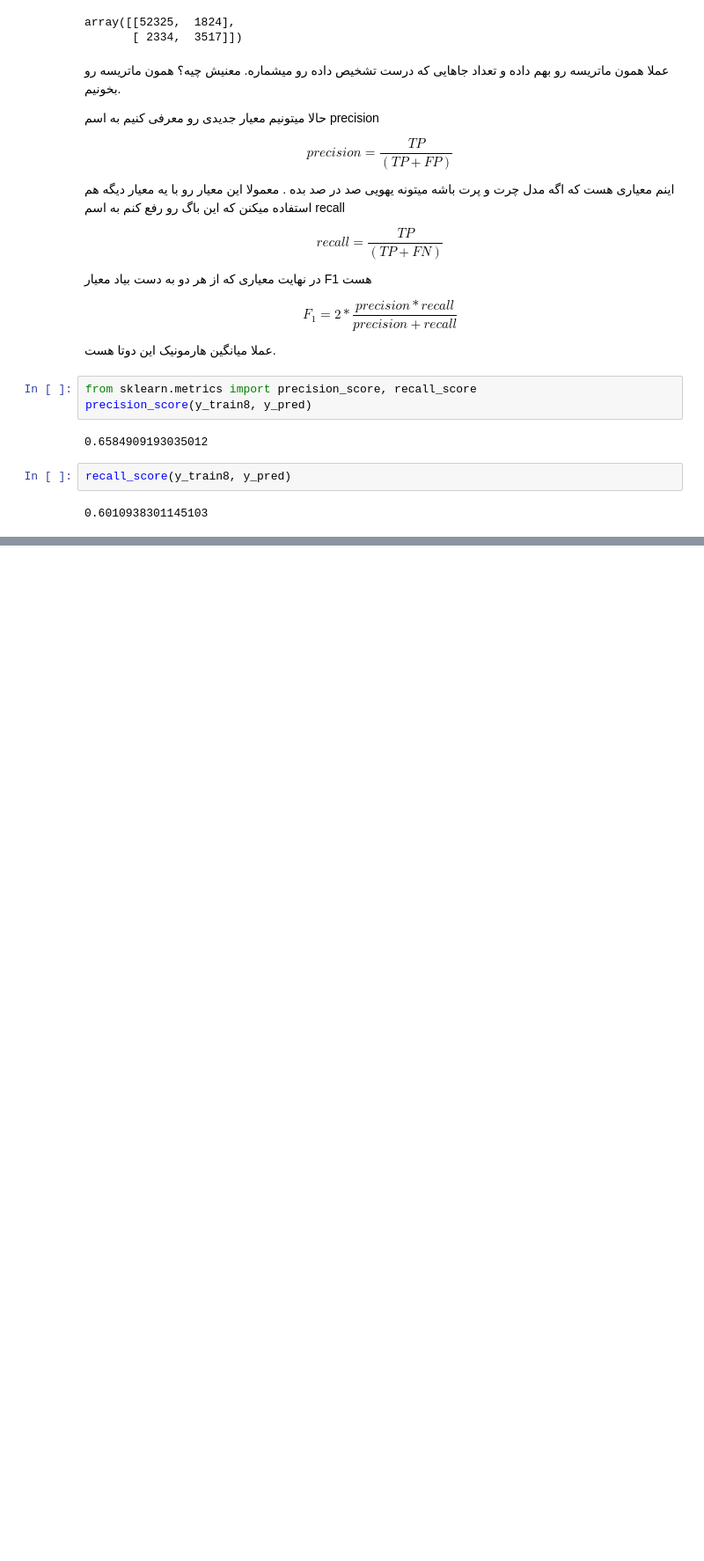
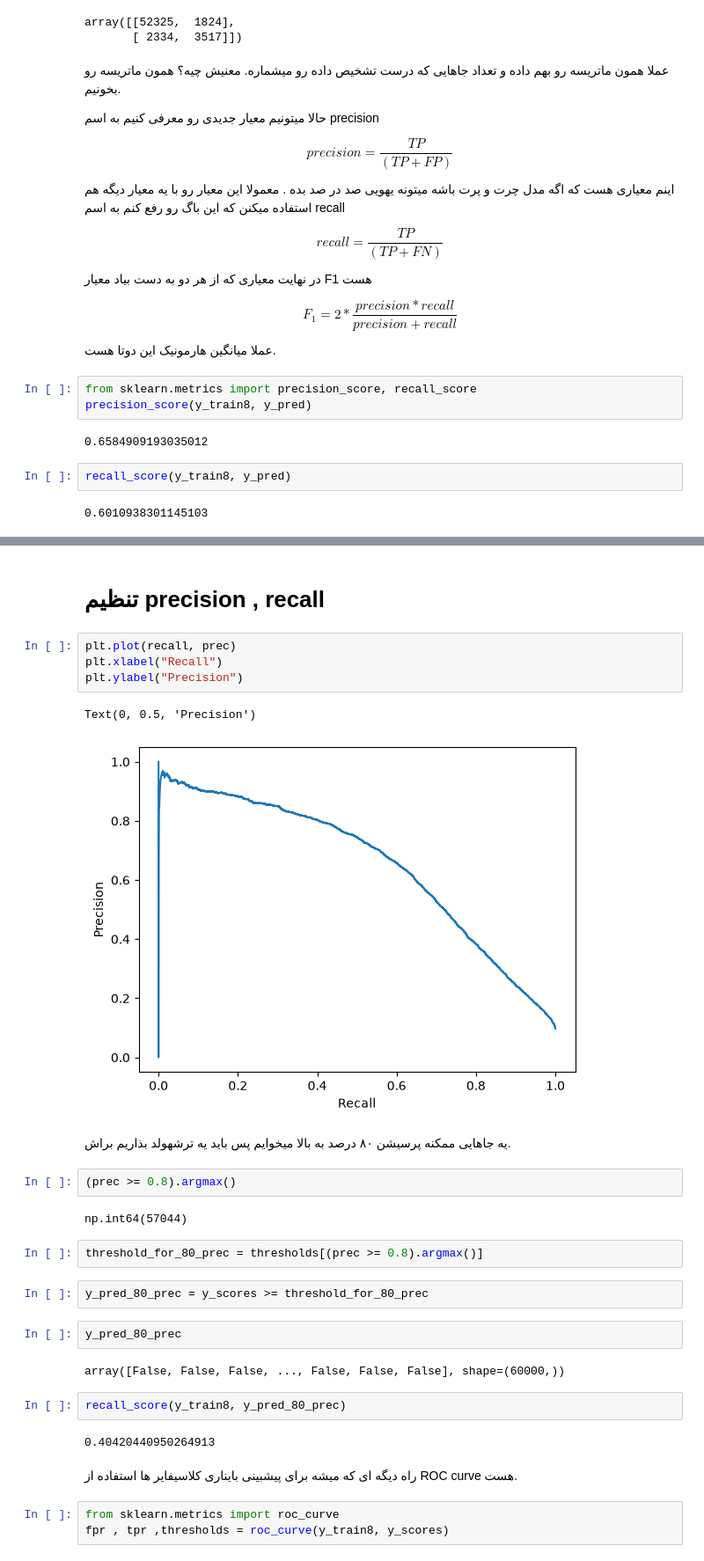
Before and after one commit to Shayan-Zavvarei/ml-eghbali, a Jupyter notebook: codes/ch3-classification.ipynb, the cells around one changed output, grey strips where cells are left out. Shown at 88% size. Drawn from its saved outputs; the diff is of its cells as text; blank space fills up the shorter version.

```diff
--- a/codes/ch3-classification.ipynb
+++ b/codes/ch3-classification.ipynb
@@ -243,0 +410,35 @@ recall_score(y_train8, y_pred)
+# %% [markdown]
+# تنظیم precision , recall
+# %%
+plt.plot(recall, prec)
+plt.xlabel("Recall")
+plt.ylabel("Precision")
+# %% [output]
+Text(0, 0.5, 'Precision')
+[figure, added]
+# %% [markdown]
+یه جاهایی ممکنه پرسیشن ۸۰ درصد به بالا میخوایم
+پس باید یه ترشهولد بذاریم براش.
+# %%
+(prec >= 0.8).argmax()
+# %% [output]
+np.int64(57044)
+# %%
+threshold_for_80_prec = thresholds[(prec >= 0.8).argmax()]
+# %%
+y_pred_80_prec = y_scores >= threshold_for_80_prec
+# %%
+y_pred_80_prec
+# %% [output]
+array([False, False, False, ..., False, False, False], shape=(60000,))
+# %%
+recall_score(y_train8, y_pred_80_prec)
+# %% [output]
+0.40420440950264913
+# %% [markdown]
+راه دیگه ای که میشه برای پیشبینی بایناری کلاسیفایر ها استفاده از
+ROC curve
+هست.
+# %%
+from sklearn.metrics import roc_curve
+fpr , tpr ,thresholds = roc_curve(y_train8, y_scores)
```
Also changed, not shown: parts of 15 cells of this notebook.
